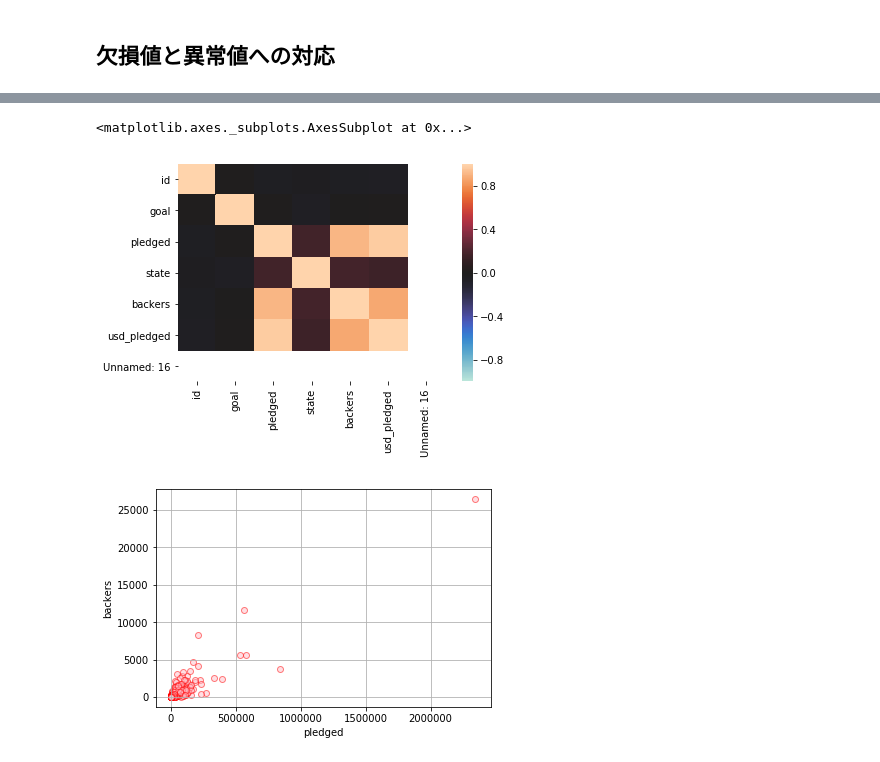
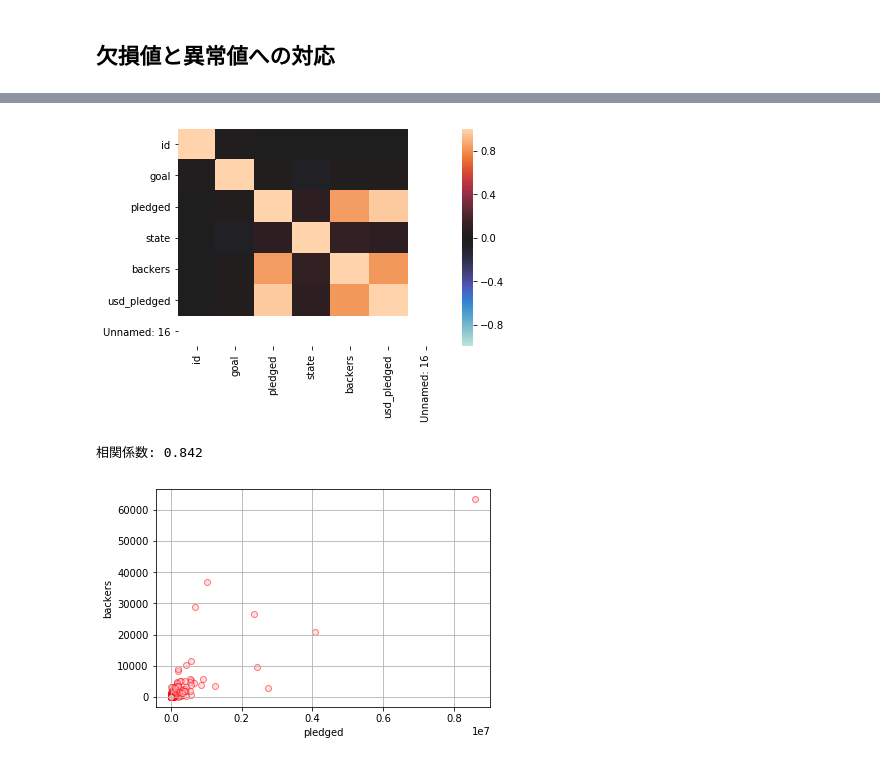
Before and after one commit to msuz/ml_tokyo_8, a Jupyter notebook: Day2_work_鈴木雅彦.ipynb, the cells around one changed output, grey strips where cells are left out. Cells and saved outputs as stored; diff of their text form; code cells hidden in the pictures.

```diff
--- a/Day2_work_鈴木雅彦.ipynb
+++ b/Day2_work_鈴木雅彦.ipynb
@@ -234,14 +241,13 @@ display(scores.describe())
 ## 欠損値と異常値への対応
 # %%
 # 実験用のデータを用意する
-df3 = df[df['state '].isin(['successful', 'failed'])]
-df3 = df3.head(3100)
+df3 = df.head(10000)
+
+# フィールド名は付け直しておく
 df3 = df3.rename(columns={
     'ID ': 'id', 'name ': 'name', 'category ': 'category', 'main_category ': 'main_category', 'currency ': 'currency',
     'deadline ': 'deadline', 'goal ': 'goal', 'launched ': 'launched', 'pledged ': 'pledged', 'state ': 'state',
     'backers ': 'backers', 'country ': 'country', 'usd pledged ': 'usd_pledged'})
-df3['state'] = df3['state'] == 'successful'
-df3 = df3.astype({'goal': float, 'pledged': float, 'backers': float, 'usd_pledged': float})
 # %%
 # 欠損値の確認
 display(df3.isnull().sum())
@@ -266,6 +272 @@ Unnamed: 16      3100
 dtype: int64
-# %%
-# 元のファイルの記述に問題がある
-display(df3[df3['usd_pledged'].isnull()])
-# この行は捨てる
-df3 = df3[~df3['usd_pledged'].isnull()]
@@ -298,0 +273,13 @@ plt.show()
+# %%
+# 列数が合っていないものはパースエラーなので除外する
+
+# 念のため確認
+display(df3[df3['usd_pledged'].isnull()].head()) # "N,""0"
+display(df3[df3['Unnamed: 13'].notnull()].head()) # nameにカンマ
+
+# 除外
+df3 = df3[df3['usd_pledged'].notnull()]
+df3 = df3[df3['Unnamed: 13'].isnull()]
+
+# 改めて欠損値を確認
+display(df3.isnull().sum())
@@ -298,0 +317,9 @@ plt.show()
+# %%
+# stateの中身を確認
+df3['state'].value_counts()
+
+# 成否が明確なもの以外は使わない
+df3 = df3[df3['state'].isin(['successful', 'failed'])]
+
+# 目的関数は1/0で表す
+df3['obj'] = df3['state'] == 'successful'
@@ -370,26 +400,25 @@ df3.sort_values(k, ascending=False).head()
 sns.heatmap(df3.corr(), vmax=1, vmin=-1, center=0)
 plt.show()
 # %% [output]
-<matplotlib.axes._subplots.AxesSubplot at 0x...>
 [figure]
 # %%
-# pledged と backers は相関係数が高い
-k1 = 'pledged'
-k2 = 'backers'
+# pledged と backers は相関係数が強いことが分かる
+print('相関係数: {:.3f}'.format(np.corrcoef(df3['pledged'], df3['backers'])[0,1]))
 
 # 散布図で見る
-plt.scatter(df3[k1], df3[k2], c="pink", alpha=0.5, linewidths="1", edgecolors="red")
+plt.scatter(df3['pledged'], df3['backers'], c="pink", alpha=0.5, linewidths="1", edgecolors="red")
 plt.grid(True)
-plt.xlabel(k1)
-plt.ylabel(k2)
+plt.xlabel('pledged')
+plt.ylabel('backers')
 plt.show()
 
 # 確かに相関関係がありそう
 # 無相関化しよう
 
 #  無相関化を行うための一連の処理
 #cov = np.cov(data1, rowvar=0) # 分散・共分散を求める
 #_, S = np.linalg.eig(cov)           # 分散共分散行列の固有ベクトルを用いて
 #data1_decorr = np.dot(S.T, data1.T).T #データを無相関化
 # %% [output]
+相関係数: 0.842
-[figure, old version]
+[figure, new version]
```
Also changed, not shown: parts of 19 cells of this notebook.
